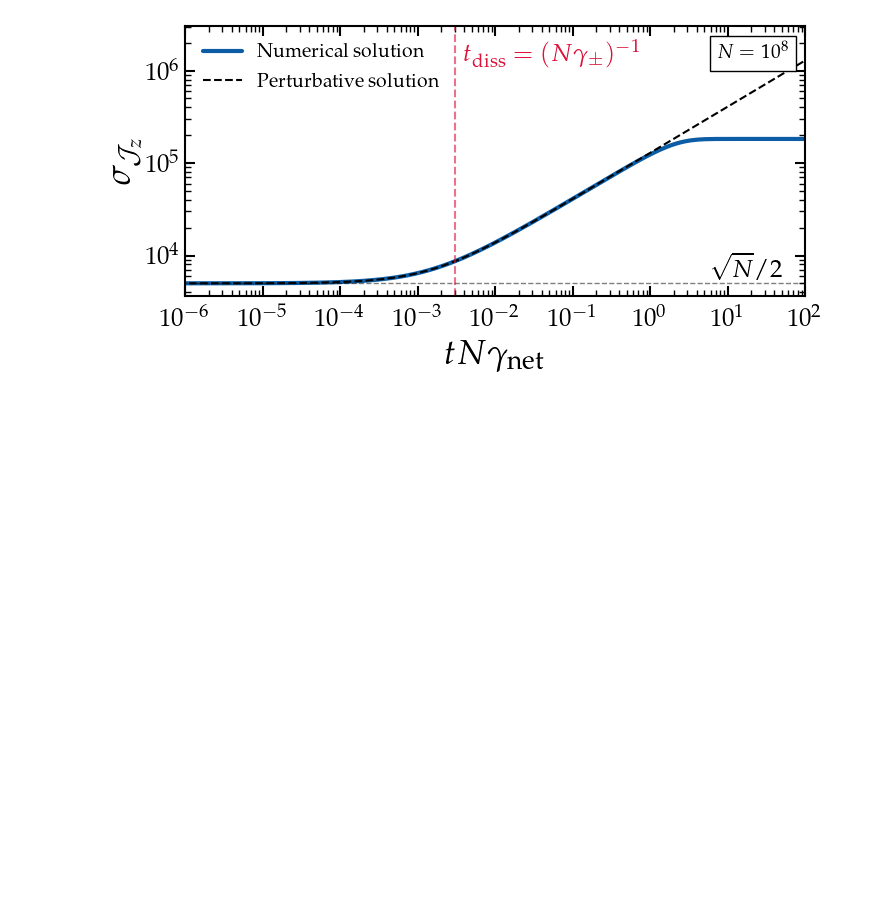
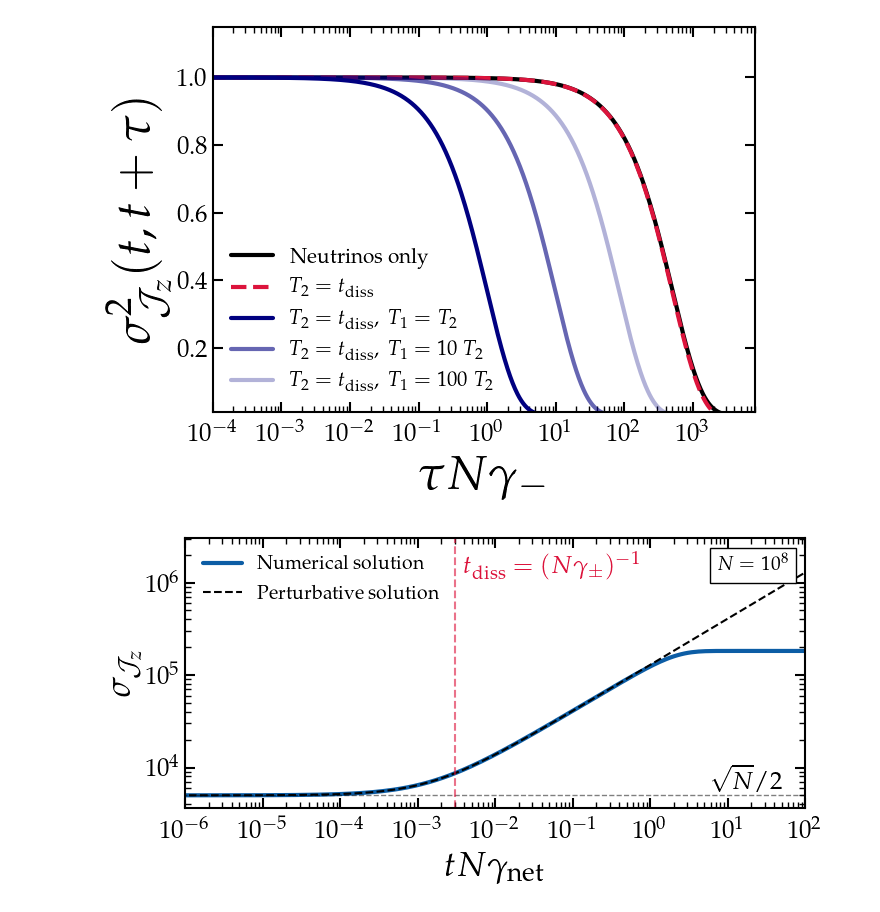
Before and after one commit to gpierobon/pyOpenNu, a Jupyter notebook: notebooks/Solutions.ipynb, the cells around one changed output. Drawn from its saved outputs; the diff is of its cells as text; code cells hidden in the pictures; blank space fills up the shorter version.

```diff
--- a/notebooks/Solutions.ipynb
+++ b/notebooks/Solutions.ipynb
@@ -160,3 +302,35 @@ fig.savefig(main_dir+'plots/jz_final.pdf', bbox_inches='tight')
+# %%
+N = 1e3
+
+cc1 = 'forestgreen'
+cc2 = 'crimson'
+cc3 = 'navy'
+
+fig, ax = plt.subplots(figsize=(7,5))
+
+t, jz1, c1, s1 = on.solveC(N, gp_ratio=0.99, gd_ratio=0, gl_ratio=0, ti=1e-5, tf=1e4, tcheck=0, ntimes=1000)
+plt.semilogx(t, s1, label=r'Neutrinos only', c='k')
+
+t, jz1, c1, s1 = on.solveC(N, gp_ratio=0.99, gd_ratio=N, gl_ratio=0, ti=1e-5, tf=1e4, tcheck=0, ntimes=1000)
+plt.semilogx(t, s1, label=r'$T_2=t_{\rm diss}$', ls='--', c=cc2)
+
+t, jz1, c1, s1 = on.solveC(N, gp_ratio=0.99, gd_ratio=N, gl_ratio=N, ti=1e-5, tf=1e4, tcheck=0, ntimes=1000)
+plt.semilogx(t, s1, label=r'$T_2=t_{\rm diss}, ~T_1=T_2$', c=cc3)
+t, jz1, c1, s1 = on.solveC(N, gp_ratio=0.99, gd_ratio=N, gl_ratio=0.1*N, ti=1e-5, tf=1e4, tcheck=0, ntimes=1000)
+plt.semilogx(t, s1, label=r'$T_2=t_{\rm diss}, ~T_1=10~T_2$', c=cc3, alpha=0.6)
+t, jz1, c1, s1 = on.solveC(N, gp_ratio=0.99, gd_ratio=N, gl_ratio=0.01*N, ti=1e-5, tf=1e4, tcheck=0, ntimes=1000)
+plt.semilogx(t, s1, label=r'$T_2=t_{\rm diss}, ~T_1=100~T_2$', c=cc3, alpha=0.3)
+
+
+ax.set_xlabel(r'$\tau N\gamma_-$')
+ax.set_ylabel(r'$\sigma^2_{{\cal J}_z}(t, t+\tau)$')
+plt.legend()
+plt.xlim(1e-4, 8e3)
+plt.ylim(0.01, 1.15)
+plt.show()
+#fig.savefig(main_dir+'plots/correlations_sigma.pdf', bbox_inches='tight')
+# %% [output]
+[figure, added]
 # %%
 fig, ax = plt.subplots(figsize=(8,3.5))
 
```
Also changed, not shown: parts of 5 cells of this notebook, 2 other files.
